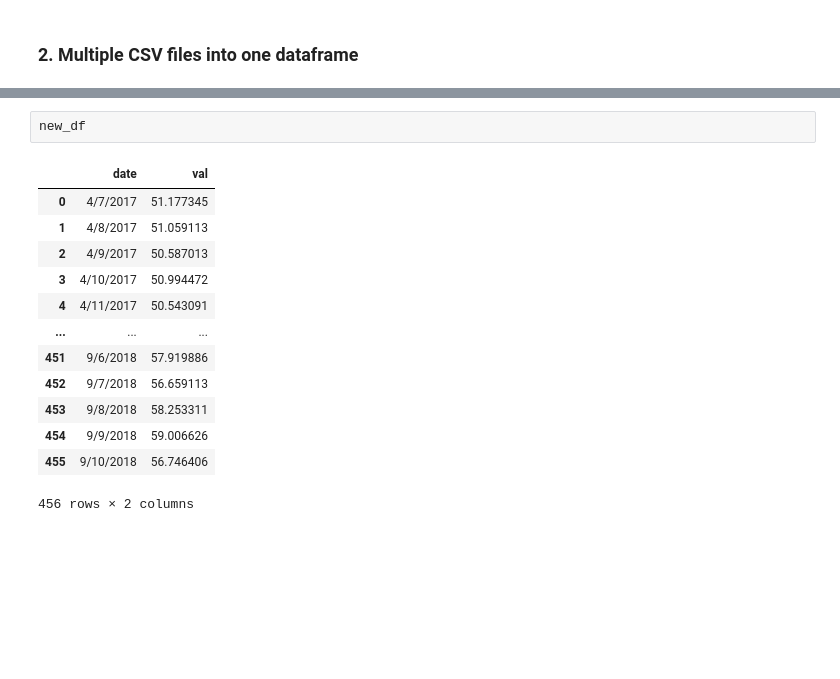
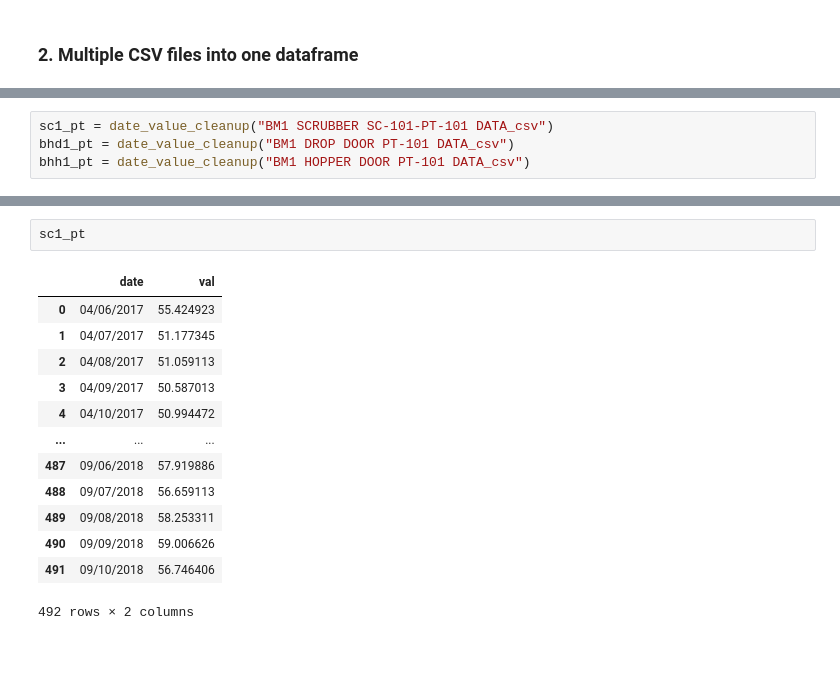
Before and after one commit to alpacapetter/kumho-compiler, a Jupyter notebook: kumho_compiler.ipynb, the cells around one changed output, grey strips where cells are left out. Saved outputs shown, nothing was run; the diff lists cells and outputs as text; blank space fills up the shorter version.

```diff
--- a/kumho_compiler.ipynb
+++ b/kumho_compiler.ipynb
@@ -79 +84,5 @@ for file in files:
+# %%
+sc1_pt = date_value_cleanup("BM1 SCRUBBER SC-101-PT-101 DATA_csv")
+bhd1_pt = date_value_cleanup("BM1 DROP DOOR PT-101 DATA_csv")
+bhh1_pt = date_value_cleanup("BM1 HOPPER DOOR PT-101 DATA_csv")
 # %% [markdown]
@@ -81,19 +90,19 @@ DataFrame with each date and the corrisponding value looks like this:
-# %%
-new_df
-# %% [output]
-|  | date | val |
-| 0 | 4/7/2017 | 51.177345 |
-| 1 | 4/8/2017 | 51.059113 |
-| 2 | 4/9/2017 | 50.587013 |
-| 3 | 4/10/2017 | 50.994472 |
-| 4 | 4/11/2017 | 50.543091 |
-| ... | ... | ... |
-| 451 | 9/6/2018 | 57.919886 |
-| 452 | 9/7/2018 | 56.659113 |
-| 453 | 9/8/2018 | 58.253311 |
-| 454 | 9/9/2018 | 59.006626 |
-| 455 | 9/10/2018 | 56.746406 |
-456 rows × 2 columns
+# %%
+sc1_pt
+# %% [output]
+|  | date | val |
+| 0 | 04/06/2017 | 55.424923 |
+| 1 | 04/07/2017 | 51.177345 |
+| 2 | 04/08/2017 | 51.059113 |
+| 3 | 04/09/2017 | 50.587013 |
+| 4 | 04/10/2017 | 50.994472 |
+| ... | ... | ... |
+| 487 | 09/06/2018 | 57.919886 |
+| 488 | 09/07/2018 | 56.659113 |
+| 489 | 09/08/2018 | 58.253311 |
+| 490 | 09/09/2018 | 59.006626 |
+| 491 | 09/10/2018 | 56.746406 |
+492 rows × 2 columns
 # %% [markdown]
  <br>
 # %% [markdown]
```
Also changed, not shown: parts of 13 cells of this notebook, 1 other file.
